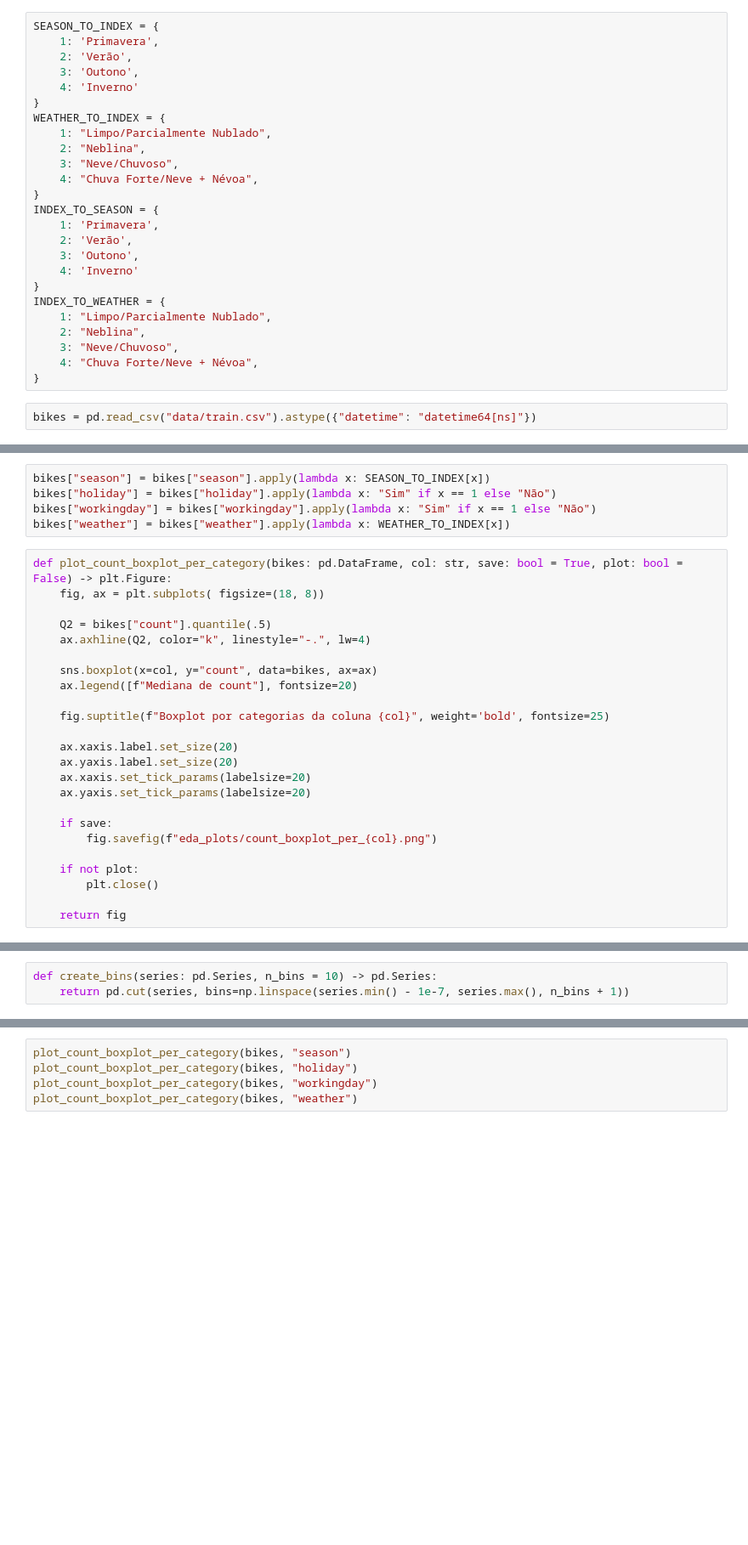
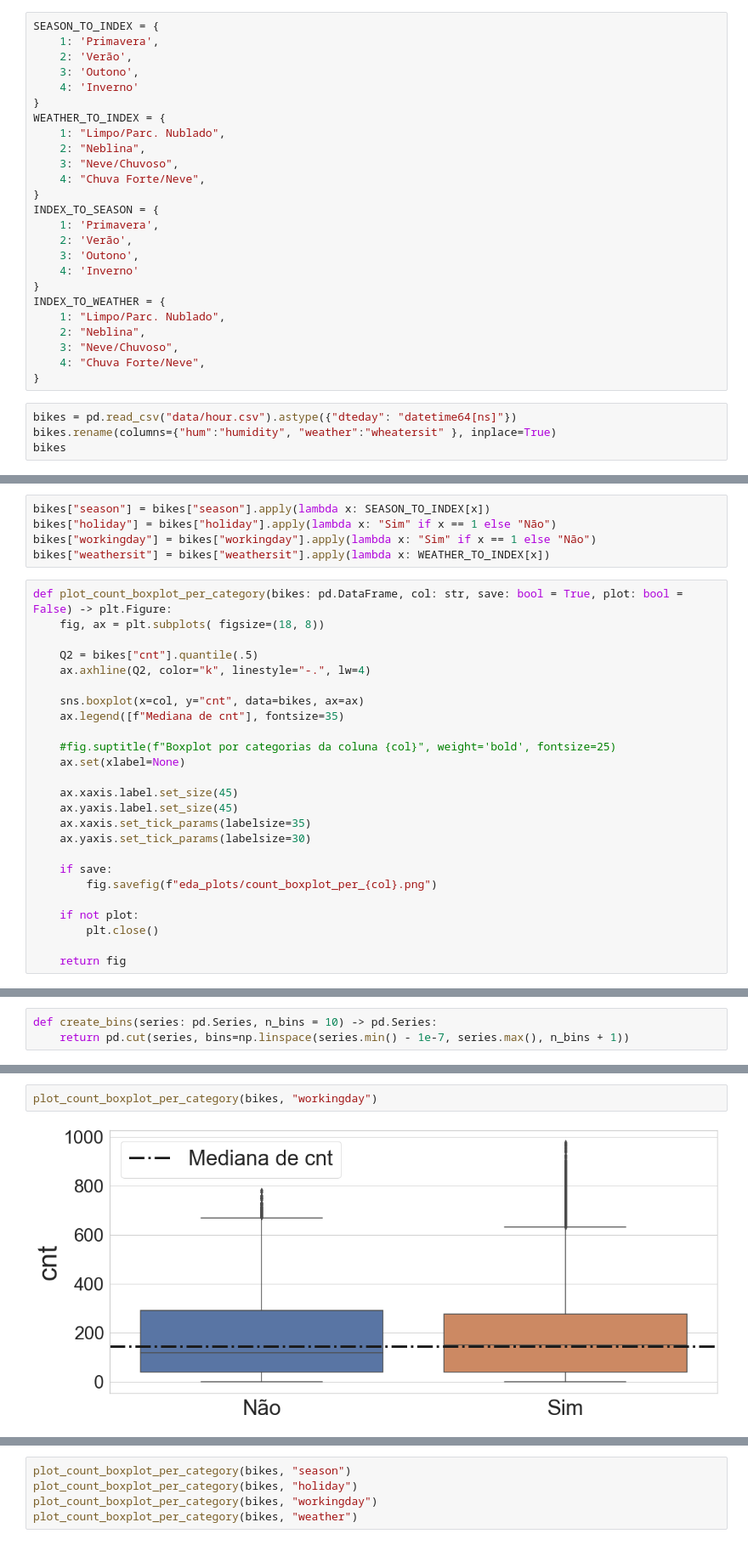
Before and after one commit to montanha22/po233-bike-sharing-demand, a Jupyter notebook: eda.ipynb, the cells around one changed output, grey strips where cells are left out. Shown: that part at 85% size. Cells and saved outputs as stored; diff of their text form; blank space fills up the shorter version.

```diff
--- a/eda.ipynb
+++ b/eda.ipynb
@@ -30,10 +30,10 @@ SEASON_TO_INDEX = {
     4: 'Inverno'
 }
 WEATHER_TO_INDEX = {
-    1: "Limpo/Parcialmente Nublado",
+    1: "Limpo/Parc. Nublado",
     2: "Neblina",
     3: "Neve/Chuvoso",
-    4: "Chuva Forte/Neve + Névoa",
+    4: "Chuva Forte/Neve",
 }
 INDEX_TO_SEASON = {
     1: 'Primavera',
@@ -42,10 +42,12 @@ INDEX_TO_SEASON = {
     4: 'Inverno'
 }
 INDEX_TO_WEATHER = {
-    1: "Limpo/Parcialmente Nublado",
+    1: "Limpo/Parc. Nublado",
     2: "Neblina",
     3: "Neve/Chuvoso",
-    4: "Chuva Forte/Neve + Névoa",
+    4: "Chuva Forte/Neve",
 }
 # %%
-bikes = pd.read_csv("data/train.csv").astype({"datetime": "datetime64[ns]"})
+bikes = pd.read_csv("data/hour.csv").astype({"dteday": "datetime64[ns]"})
+bikes.rename(columns={"hum":"humidity", "weather":"wheatersit" }, inplace=True)
+bikes
@@ -53,23 +69,24 @@ bikes = pd.read_csv("data/train.csv").astype({"datetime": "datetime64[ns]"})
 bikes["season"] = bikes["season"].apply(lambda x: SEASON_TO_INDEX[x])
 bikes["holiday"] = bikes["holiday"].apply(lambda x: "Sim" if x == 1 else "Não")
 bikes["workingday"] = bikes["workingday"].apply(lambda x: "Sim" if x == 1 else "Não")
-bikes["weather"] = bikes["weather"].apply(lambda x: WEATHER_TO_INDEX[x])
+bikes["weathersit"] = bikes["weathersit"].apply(lambda x: WEATHER_TO_INDEX[x])
 # %%
 def plot_count_boxplot_per_category(bikes: pd.DataFrame, col: str, save: bool = True, plot: bool = False) -> plt.Figure:
     fig, ax = plt.subplots( figsize=(18, 8))
 
-    Q2 = bikes["count"].quantile(.5)
+    Q2 = bikes["cnt"].quantile(.5)
     ax.axhline(Q2, color="k", linestyle="-.", lw=4)
 
-    sns.boxplot(x=col, y="count", data=bikes, ax=ax)
-    ax.legend([f"Mediana de count"], fontsize=20)
+    sns.boxplot(x=col, y="cnt", data=bikes, ax=ax)
+    ax.legend([f"Mediana de cnt"], fontsize=35)
 
-    fig.suptitle(f"Boxplot por categorias da coluna {col}", weight='bold', fontsize=25)
+    #fig.suptitle(f"Boxplot por categorias da coluna {col}", weight='bold', fontsize=25)
+    ax.set(xlabel=None)
 
-    ax.xaxis.label.set_size(20)
-    ax.yaxis.label.set_size(20)
-    ax.xaxis.set_tick_params(labelsize=20)
-    ax.yaxis.set_tick_params(labelsize=20)
+    ax.xaxis.label.set_size(45)
+    ax.yaxis.label.set_size(45)
+    ax.xaxis.set_tick_params(labelsize=35)
+    ax.yaxis.set_tick_params(labelsize=30)
 
     if save:
         fig.savefig(f"eda_plots/count_boxplot_per_{col}.png")
@@ -174,0 +177,4 @@ plot_histogram(bikes, "count")
+# %%
+plot_count_boxplot_per_category(bikes, "workingday")
+# %% [output]
+[figure, added]
```
Also changed, not shown: parts of 8 cells of this notebook, 26 other files.
